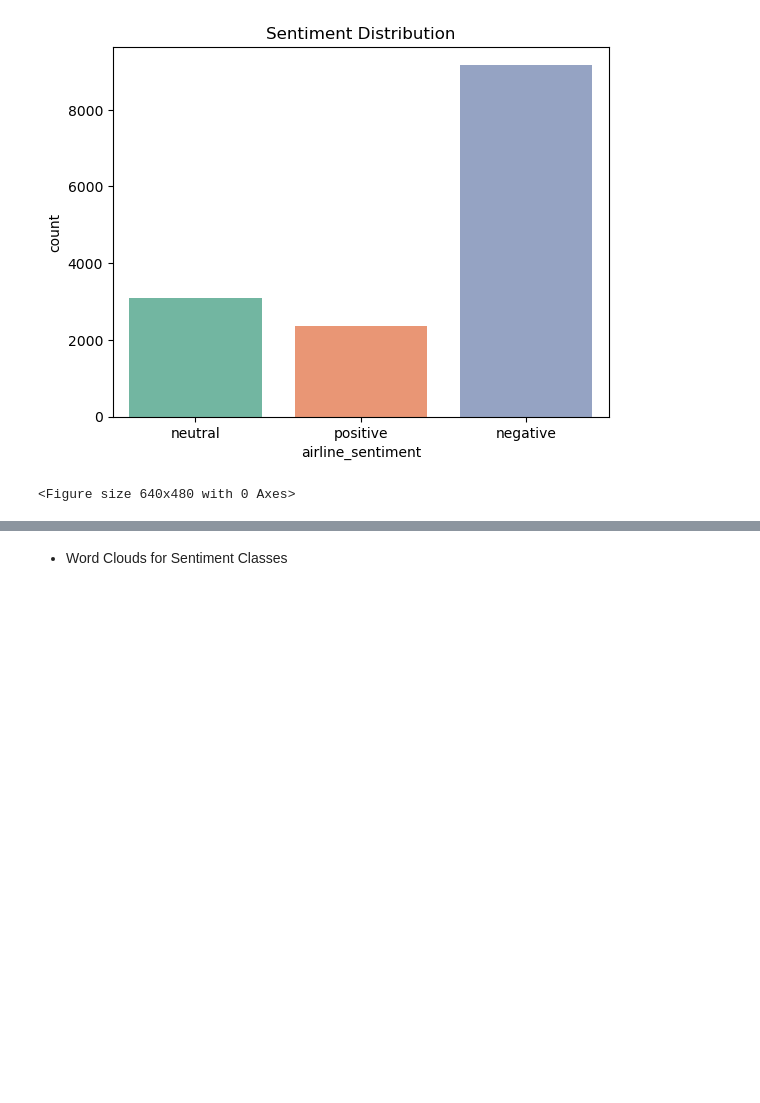
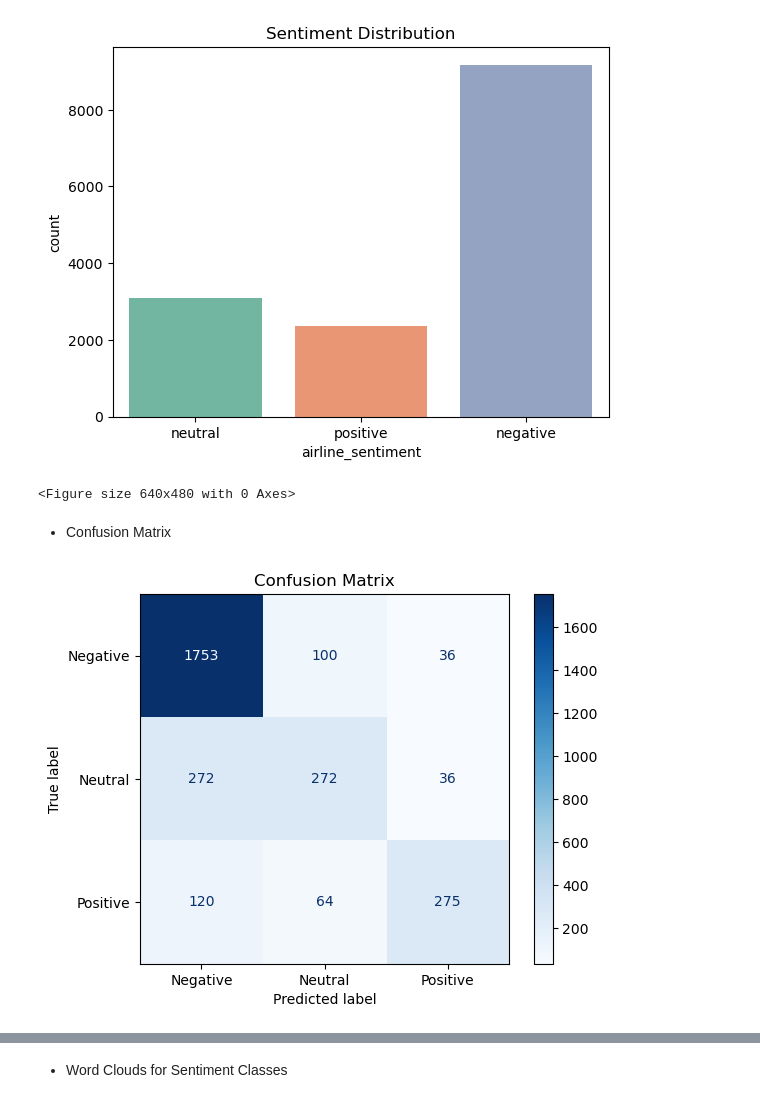
Before and after one commit to Okwy009/Brainwave_matrix_intern_sentiment_analysis, a Jupyter notebook: twitter_api.ipynb, the cells around one changed output, grey strips where cells are left out. Cells and saved outputs as stored; diff of their text form; code cells hidden in the pictures; blank space fills up the shorter version.

```diff
--- a/twitter_api.ipynb
+++ b/twitter_api.ipynb
@@ -155,3 +164,13 @@ Passing `palette` without assigning `hue` is deprecated and will be removed in v
   sns.countplot(x='airline_sentiment', data=df, palette='Set2')
 [figure]
 <Figure size 640x480 with 0 Axes>
+# %% [markdown]
+- Confusion Matrix
+# %%
+cm = confusion_matrix(y_test, y_pred)
+disp = ConfusionMatrixDisplay(confusion_matrix=cm, display_labels=['Negative', 'Neutral', 'Positive'])
+disp.plot(cmap='Blues')
+plt.title('Confusion Matrix')
+plt.savefig('images/Confusion_Matrix.png', dpi=300, bbox_inches='tight')
+# %% [output]
+[figure, added]
```
Also changed, not shown: parts of 27 cells of this notebook.
